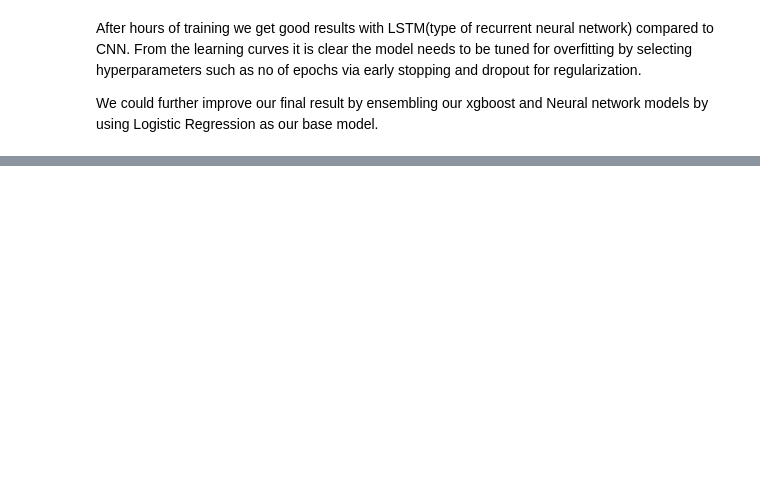
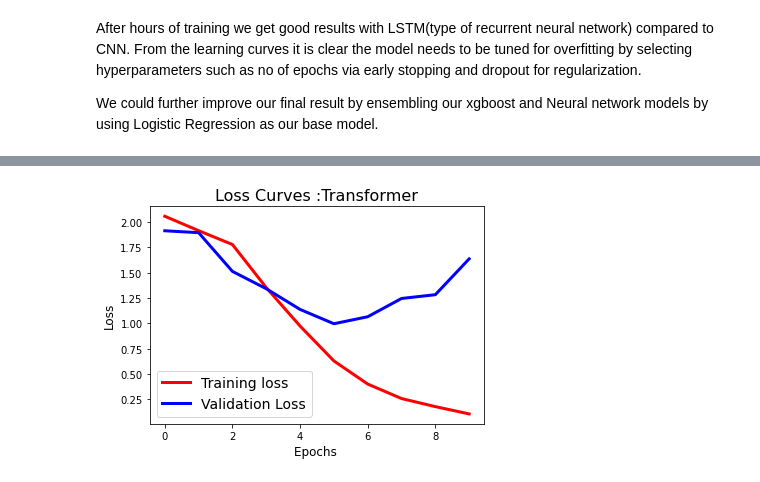
Before and after one commit to amirgholipour/mlops_project, a Jupyter notebook: notebooks/text_classification_notebooks/NLPConsumerComplaintsClassificationDL.ipynb, the cells around one changed output, grey strips where cells are left out. Saved outputs shown, nothing was run; the diff lists cells and outputs as text; code cells hidden in the pictures; blank space fills up the shorter version.

Commit message:
Update with the latest deep learning model, cnn, lstm, transformer, bert, ...

```diff
--- a/notebooks/text_classification_notebooks/NLPConsumerComplaintsClassificationDL.ipynb
+++ b/notebooks/text_classification_notebooks/NLPConsumerComplaintsClassificationDL.ipynb
@@ -212,7 +352,7 @@ df1.shape
 ### Train/Test split
 # %%
 train_x, valid_x, train_y, valid_y = train_test_split(df1['consumer_complaint_narrative'], df1['product'],stratify=df1['product'],
-                                                    test_size=0.25)
+                                                    test_size=0.30)
 # %% [markdown]
 Feature engineering of consumer complaint with TF-IDF
 # %%
@@ -517,0 +1216,9 @@ df1.to_csv(r'light_cc_data.csv')
+# %%
+
+vocab_size = 25000  # Only consider the top 20k words
+maxlen = 348  # Only consider the first 200 words of each movie review
+# (x_train, y_train), (x_val, y_val) = keras.datasets.imdb.load_data(num_words=vocab_size)
+
+
+# train_data = pad_sequences(train_sequences, maxlen=MAX_SEQUENCE_LENGTH,padding='post')
+# test_data = pad_sequences(test_sequences, maxlen=MAX_SEQUENCE_LENGTH,padding='post')
@@ -517,0 +1245,19 @@ df1.to_csv(r'light_cc_data.csv')
+# %%
+
+embed_dim = 256  # Embedding size for each token
+num_heads = 11  # Number of attention heads
+ff_dim = 128  # Hidden layer size in feed forward network inside transformer
+
+inputs = layers.Input(shape=(maxlen,))
+embedding_layer = TokenAndPositionEmbedding(maxlen, vocab_size, embed_dim)
+x = embedding_layer(inputs)
+transformer_block = TransformerBlock(embed_dim, num_heads, ff_dim)
+x = transformer_block(x)
+# x = transformer_block(x)
+x = layers.GlobalAveragePooling1D()(x)
+x = layers.Dropout(0.1)(x)
+x = layers.Dense(128, activation="relu")(x)
+x = layers.Dropout(0.1)(x)
+outputs = layers.Dense(11, activation="softmax")(x)
+
+model = keras.Model(inputs=inputs, outputs=outputs)
@@ -517,0 +1286,6 @@ df1.to_csv(r'light_cc_data.csv')
+# %%
+
+model.compile("adam", "categorical_crossentropy", metrics=["accuracy"])
+history = model.fit(
+    train_input, labels_train, batch_size=32, epochs=10, validation_data=(test_input, labels_test)
+)
@@ -517,0 +1313,11 @@ df1.to_csv(r'light_cc_data.csv')
+# %%
+fig1 = plt.figure()
+plt.plot(history.history['loss'],'r',linewidth=3.0)
+plt.plot(history.history['val_loss'],'b',linewidth=3.0)
+plt.legend(['Training loss', 'Validation Loss'],fontsize=14)
+plt.xlabel('Epochs ',fontsize=12)
+plt.ylabel('Loss',fontsize=12)
+plt.title('Loss Curves :Transformer',fontsize=16)
+plt.show()
+# %% [output]
+[figure, added]
```
Also changed, not shown: parts of 99 cells of this notebook, 3 other files.
